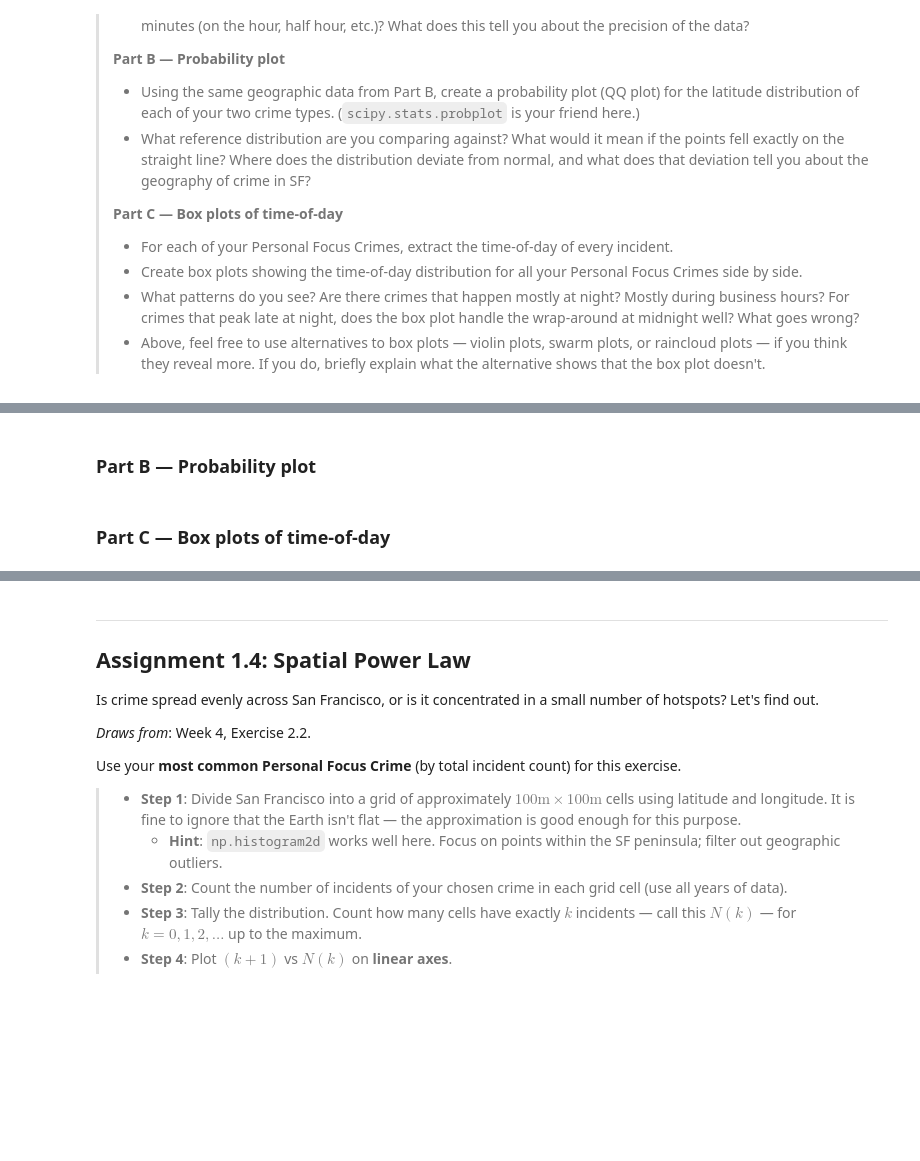
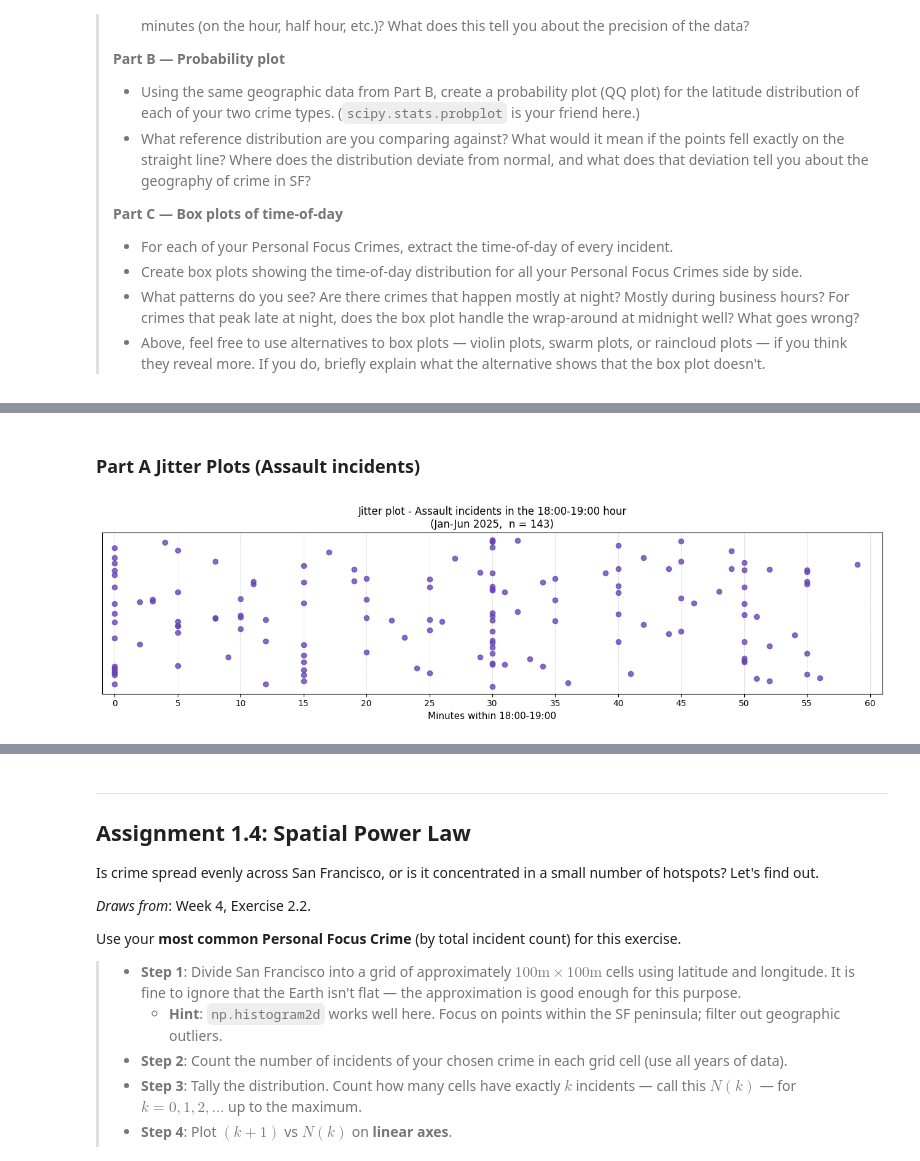
Before and after one commit to Aryan-Mi/dtu-social-data-assignments, a Jupyter notebook: assignment-1/Assignment1.ipynb, the cells around one changed output, grey strips where cells are left out. Drawn from its saved outputs; the diff is of its cells as text; code cells hidden in the pictures; blank space fills up the shorter version.

```diff
--- a/assignment-1/Assignment1.ipynb
+++ b/assignment-1/Assignment1.ipynb
@@ -175,4 +108,48 @@ See the caveats in the documentation: https://pandas.pydata.org/pandas-docs/stab
-# %% [markdown]
-### Part B — Probability plot
-# %% [markdown]
-### Part C — Box plots of time-of-day
+# %% [markdown]
+### Part A Jitter Plots (Assault incidents)
+# %%
+# Assault category is common enough that 6 months gives 100+ results, making time-recording artefacts clearly visible.
+import matplotlib.pyplot as plt
+
+assault_df = focus_df[
+    (focus_df["Unified Category"] == "Assault")
+    & (focus_df["Incident Date"] >= "2025-01-01")
+    & (focus_df["Incident Date"] < "2025-07-01")
+]
+
+
+def time_to_hours(t):
+    parts = str(t).split(":")
+    return int(parts[0]) + int(parts[1]) / 60
+
+
+assault_df["hour_frac"] = assault_df["Incident Time"].apply(time_to_hours)
+assault_df["hour"] = assault_df["hour_frac"].apply(int)
+
+TARGET_HOUR = 18
+hour_df = assault_df[assault_df["hour"] == TARGET_HOUR].copy()
+hour_df["minute"] = (hour_df["hour_frac"] - TARGET_HOUR) * 60
+
+rng = np.random.default_rng(42)
+hour_df["jitter"] = rng.uniform(-0.4, 0.4, size=len(hour_df))
+
+fig, ax = plt.subplots(figsize=(13, 3.8))
+ax.scatter(hour_df["minute"], hour_df["jitter"], color="#6845b4", alpha=0.8, zorder=3)
+
+for m in range(0, 61, 5):
+    ax.axvline(m, color="lightgrey", linewidth=0.6, linestyle="--", zorder=1)
+
+ax.set_xticks(range(0, 61, 5))
+ax.set_xlim(-1, 61)
+ax.set_yticks([])
+ax.set_xlabel(f"Minutes within {TARGET_HOUR}:00-{TARGET_HOUR + 1}:00", fontsize=11)
+ax.set_title(
+    f"Jitter plot - Assault incidents in the {TARGET_HOUR}:00-{TARGET_HOUR + 1}:00 hour\n"
+    f"(Jan-Jun 2025,  n = {len(hour_df)})",
+    fontsize=12,
+)
+
+plt.tight_layout()
+plt.show()
+# %% [output]
+[figure, added]
```
Also changed, not shown: parts of 11 cells of this notebook.
